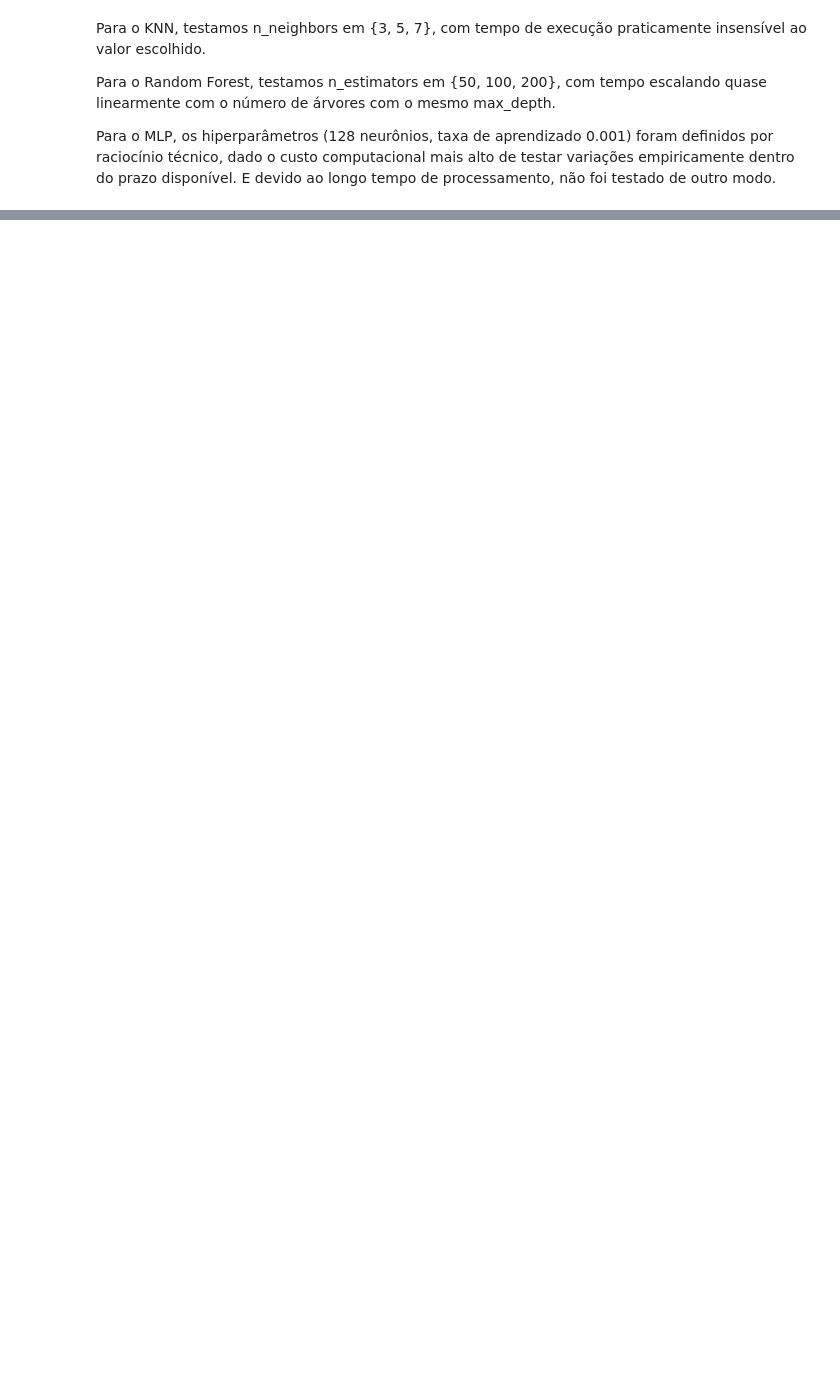
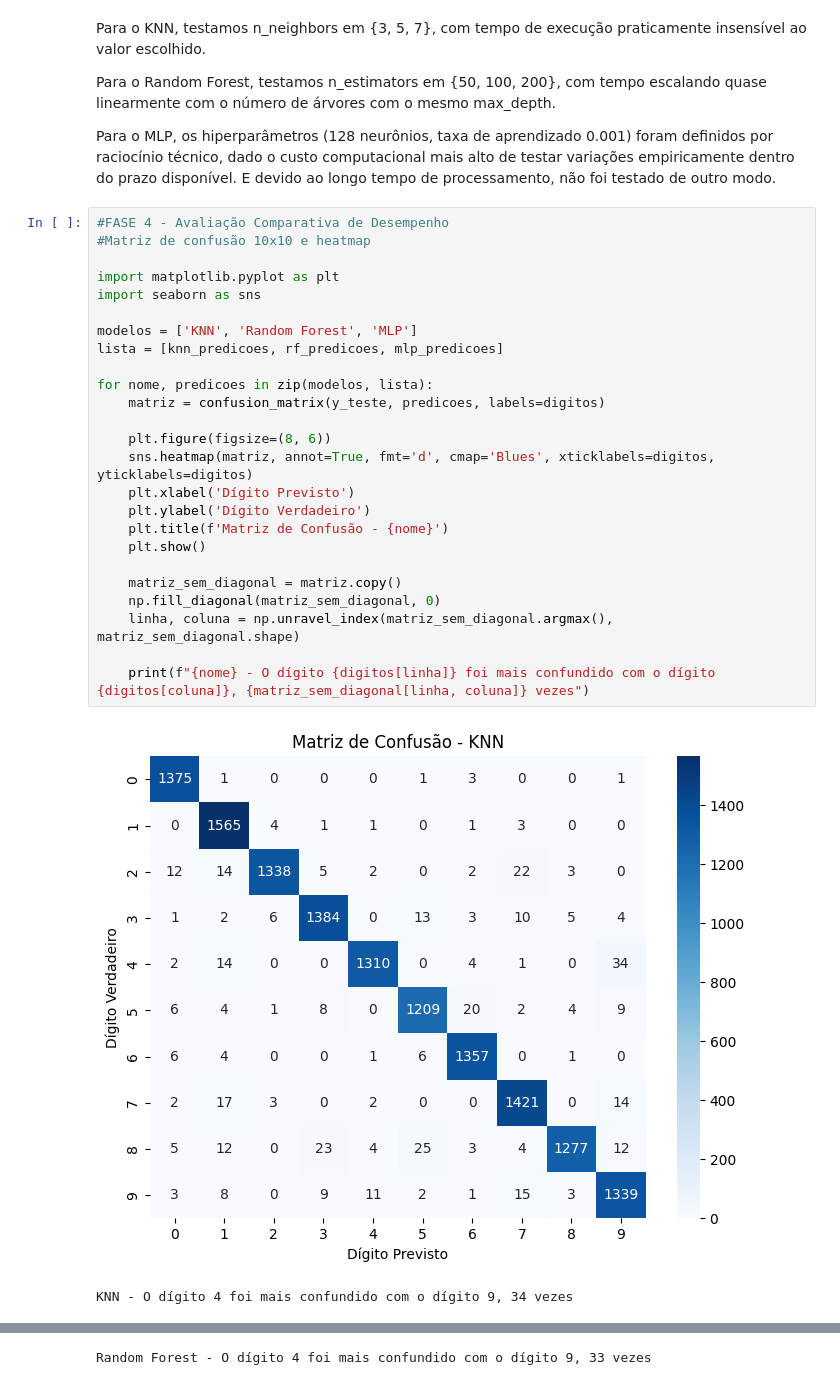
Before and after one commit to nperesjr/mnist-predictive-pipeline, a Jupyter notebook: NeyPeres_MiniProjeto.ipynb, the cells around one changed output, grey strips where cells are left out. Drawn from its saved outputs; the diff is of its cells as text; blank space fills up the shorter version.

Commit message:
Implementa Fase 4: Avaliação comparativa de desempenho dos modelos.

```diff
--- a/NeyPeres_MiniProjeto.ipynb
+++ b/NeyPeres_MiniProjeto.ipynb
@@ -292,3 +297,31 @@ Para o KNN, testamos n_neighbors em {3, 5, 7}, com tempo de execução praticame
 Para o Random Forest, testamos n_estimators em {50, 100, 200}, com tempo escalando quase linearmente com o número de árvores com o mesmo max_depth.
 
 Para o MLP, os hiperparâmetros (128 neurônios, taxa de aprendizado 0.001) foram definidos por raciocínio técnico, dado o custo computacional mais alto de testar variações empiricamente dentro do prazo disponível. E devido ao longo tempo de processamento, não foi testado de outro modo.
+# %%
+#FASE 4 - Avaliação Comparativa de Desempenho
+#Matriz de confusão 10x10 e heatmap
+
+import matplotlib.pyplot as plt
+import seaborn as sns
+
+modelos = ['KNN', 'Random Forest', 'MLP']
+lista = [knn_predicoes, rf_predicoes, mlp_predicoes]
+
+for nome, predicoes in zip(modelos, lista):
+    matriz = confusion_matrix(y_teste, predicoes, labels=digitos)
+
+    plt.figure(figsize=(8, 6))
+    sns.heatmap(matriz, annot=True, fmt='d', cmap='Blues', xticklabels=digitos, yticklabels=digitos)
+    plt.xlabel('Dígito Previsto')
+    plt.ylabel('Dígito Verdadeiro')
+    plt.title(f'Matriz de Confusão - {nome}')
+    plt.show()
+
+    matriz_sem_diagonal = matriz.copy()
+    np.fill_diagonal(matriz_sem_diagonal, 0)
+    linha, coluna = np.unravel_index(matriz_sem_diagonal.argmax(), matriz_sem_diagonal.shape)
+
+    print(f"{nome} - O dígito {digitos[linha]} foi mais confundido com o dígito {digitos[coluna]}, {matriz_sem_diagonal[linha, coluna]} vezes")
+# %% [output]
+[figure, added]
+KNN - O dígito 4 foi mais confundido com o dígito 9, 34 vezes
@@ -294,0 +329 @@ Para o MLP, os hiperparâmetros (128 neurônios, taxa de aprendizado 0.001) fora
+Random Forest - O dígito 4 foi mais confundido com o dígito 9, 33 vezes
```
Also changed, not shown: parts of 4 cells of this notebook.
